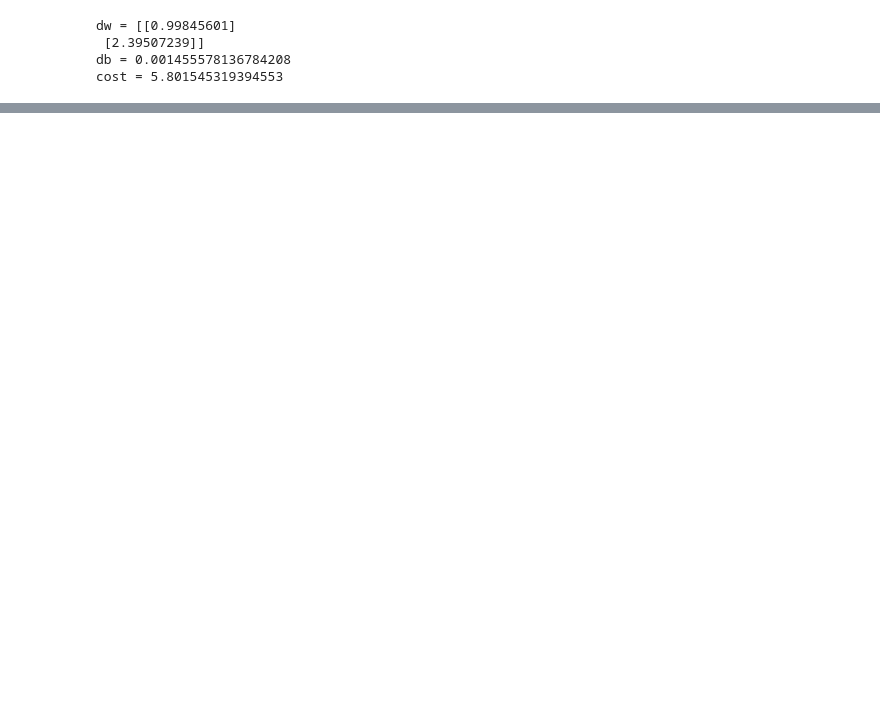
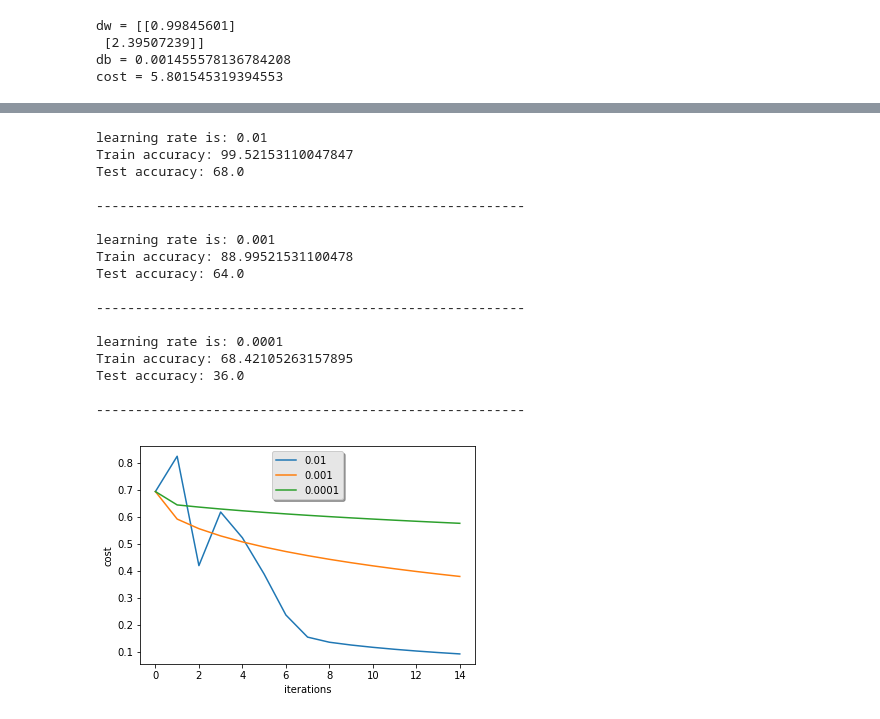
Before and after one commit to aribalam/deeplearning.ai-assignments, a Jupyter notebook: week2/logistic_regression.ipynb, the cells around one changed output, grey strips where cells are left out. Cells and saved outputs as stored; diff of their text form; code cells hidden in the pictures; blank space fills up the shorter version.

```diff
--- a/week2/logistic_regression.ipynb
+++ b/week2/logistic_regression.ipynb
@@ -86,11 +102,11 @@ def propagate(w, b, X, Y):
     temp = np.dot(w.T, X) + b
     A = sigmoid(temp)
     # computing the cost function
-    cost = np.sum(Y * np.log(A) + (1 - Y) * np.log(1 - A)) / (-m)
+    cost = -1/m * np.sum(Y * np.log(A) + (1 - Y) * np.log(1 - A))
 
     # BACKWARD PROPAGATION: To find Grad
-    dw = np.dot(X, (A - Y).T) / m
-    db = np.sum(A - Y) / m
+    dw = 1/m * np.dot(X, (A - Y).T)
+    db = 1/m * np.sum(A - Y)
 
     # check the dimensions of the computed quantities are correct
     assert(dw.shape == w.shape)
@@ -146,10 +162,3 @@ def optimize(w, b, X, Y, num_iterations, learning_rate, show_cost=False):
     }
 
     return params, grads, costs
-# %%
-params, grads, costs = optimize(w, b, X, Y, num_iterations=100, learning_rate = 0.009, show_cost = True)
-
-print ("w = " + str(params["w"]))
-print ("b = " + str(params["b"]))
-print ("dw = " + str(grads["dw"]))
-print ("db = " + str(grads["db"]))
@@ -189,0 +241,37 @@ predictions = [[1. 1. 0.]]
+# %%
+learning_rates = [0.01, 0.001, 0.0001]
+models = {}
+for i in learning_rates:
+    print ("learning rate is: " + str(i))
+    models[str(i)] = model(x_train, y_train, x_test, y_test, num_iterations = 1500, learning_rate = i, print_cost = False)
+    print ('\n' + "-------------------------------------------------------" + '\n')
+
+for i in learning_rates:
+    plt.plot(np.squeeze(models[str(i)]["costs"]), label= str(models[str(i)]["learning_rate"]))
+
+plt.ylabel('cost')
+plt.xlabel('iterations')
+
+legend = plt.legend(loc='upper center', shadow=True)
+frame = legend.get_frame()
+frame.set_facecolor('0.90')
+plt.show()
+# %% [output]
+learning rate is: 0.01
+Train accuracy: 99.52153110047847
+Test accuracy: 68.0
+
+-------------------------------------------------------
+
+learning rate is: 0.001
+Train accuracy: 88.99521531100478
+Test accuracy: 64.0
+
+-------------------------------------------------------
+
+learning rate is: 0.0001
+Train accuracy: 68.42105263157895
+Test accuracy: 36.0
+
+-------------------------------------------------------
+[figure, added]
```
Also changed, not shown: parts of 12 cells of this notebook.
